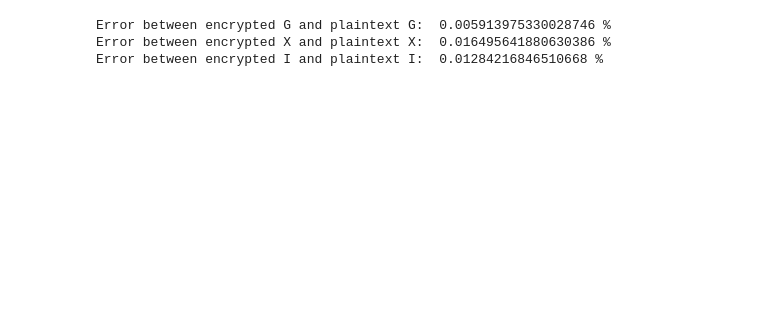
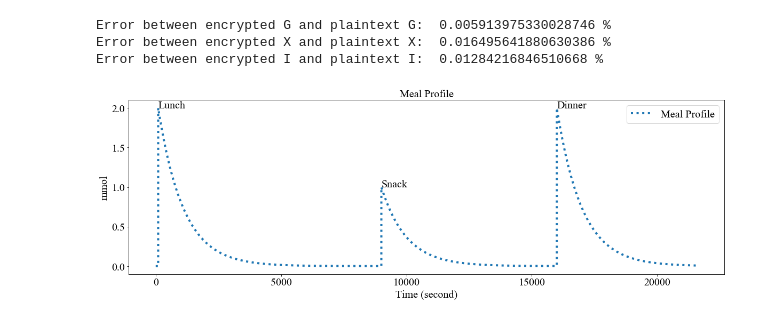
Before and after one commit to ht-weng/HETSA, a Jupyter notebook: MedicalApplications/pid-SEAL/LocalPID/plot.ipynb, the cells around one changed output. Cells and saved outputs as stored; diff of their text form; code cells hidden in the pictures; blank space fills up the shorter version.

```diff
--- a/MedicalApplications/pid-SEAL/LocalPID/plot.ipynb
+++ b/MedicalApplications/pid-SEAL/LocalPID/plot.ipynb
@@ -7,3 +1,16 @@ import matplotlib.pyplot as plt
+# %%
+import csv, math
+from math import exp
+import pandas as pd
+import numpy as np
+import matplotlib.pyplot as plt
+plt.rcParams.update({'font.family':'Times New Roman'})
+plt.rc('font', size=20) #controls default text size
+plt.rc('axes', titlesize=20) #fontsize of the title
+plt.rc('axes', labelsize=20) #fontsize of the x and y labels
+plt.rc('xtick', labelsize=20) #fontsize of the x tick labels
+plt.rc('ytick', labelsize=20) #fontsize of the y tick labels
+plt.rc('legend', fontsize=20) #fontsize of the legend
 # %%
 # Calculate the percentage error between two lists of data
 def pe(ls1, ls2):
@@ -104,3 +109,17 @@ print("Error between encrypted I and plaintext I: ", I_error*100, "%")
 Error between encrypted G and plaintext G:  0.005913975330028746 %
 Error between encrypted X and plaintext X:  0.016495641880630386 %
 Error between encrypted I and plaintext I:  0.01284216846510668 %
+# %%
+plt.figure(figsize=(20, 6))
+plt.text(100, 2, 'Lunch')
+plt.text(9000, 1, 'Snack')
+plt.text(16000, 2, 'Dinner')
+plt.plot(tspan, m, label='Meal Profile',linestyle = ':',linewidth = 4)
+plt.legend()
+plt.xlabel('Time (second)')
+plt.ylabel('mmol')
+plt.title('Meal Profile')
+plt.savefig('../../graphs/meal-profile.pdf', format='pdf', bbox_inches='tight')
+plt.show()
+# %% [output]
+[figure, added]
```
Also changed, not shown: parts of 8 cells of this notebook, 2 other files.
